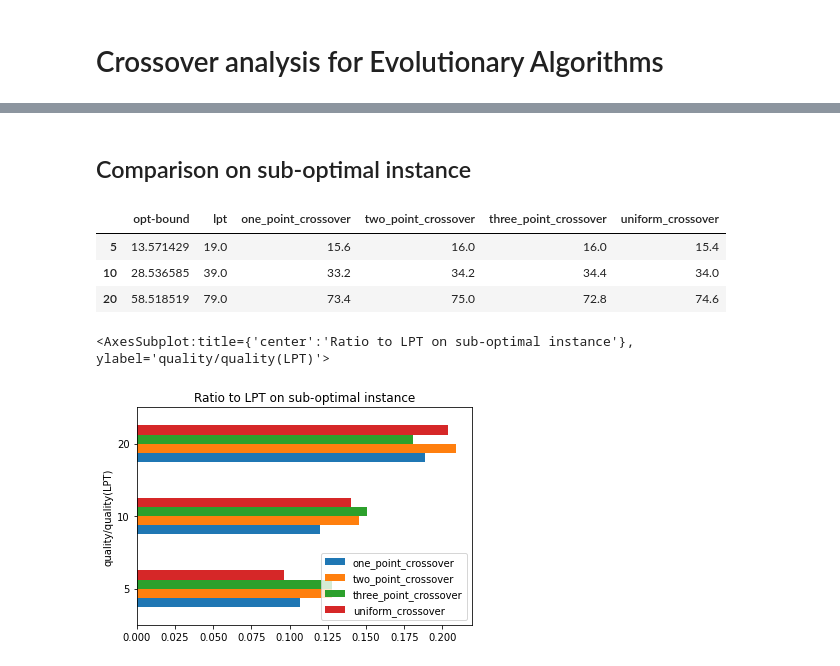
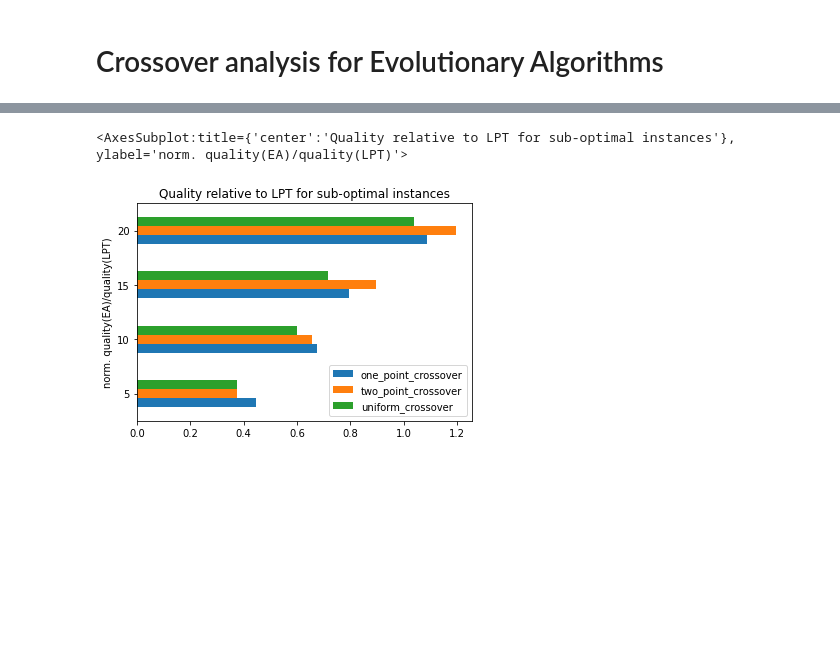
Before and after one commit to matyama/makespan-poc, a Jupyter notebook: notebooks/crossover.ipynb, the cells around one changed output, grey strips where cells are left out. Drawn from its saved outputs; the diff is of its cells as text; code cells hidden in the pictures; blank space fills up the shorter version.

Commit message:
Add xover comparison for EA

```diff
--- a/notebooks/crossover.ipynb
+++ b/notebooks/crossover.ipynb
@@ -52,0 +50,27 @@ TODO
+# %%
+max_processing_time = 10
+ntasks = list(range(20, 100, 20))
+
+random_instances = {
+    (R, n, i): random_instance(n, high=max_processing_time)
+    for R in resources
+    for n in ntasks
+    for i in range(num_trials)
+}
+
+def eval_rand_lpt(R):
+    opt_bounds = pd.DataFrame(data=((opt_bound(R, random_instances[R, n, i]) for n in ntasks) for i in range(num_trials)), columns=ntasks)
+    lpt_vals = pd.DataFrame(data=((lpt_value(R, random_instances[R, n, i]) for n in ntasks) for i in range(num_trials)), columns=ntasks)
+    return pd.DataFrame({'opt_bound': opt_bounds.min(), 'lpt': lpt_vals.min()})
+
+def eval_rand_ea_xover(R, xover):
+    trials = pd.DataFrame(data=((makespan(R, random_instances[R, n, i], xover) for n in ntasks) for i in range(num_trials)), columns=ntasks)
+    return trials.mean()
+
+def eval_rand_ea(R):
+    return pd.DataFrame({xover.__name__: eval_rand_ea_xover(R, xover) for xover in crossovers})
+
+def eval_rand(R):
+    bounds = eval_rand_lpt(R)
+    xovers = eval_rand_ea(R)
+    return xovers.sub(bounds.opt_bound, axis=0).div(bounds.lpt - bounds.opt_bound, axis=0)
@@ -53,3 +84,13 @@ TODO
+# %%
+def eval_subopt_lpt(R):
+    _, m, r, = lpt(R, p=suboptimal_instance(R))
+    return m / r, m
+
+def eval_subopt_ea(xover):
+    for R in resources:
+        yield sum(makespan(R, suboptimal_instance(R), xover) for _ in range(num_trials)) / num_trials
 # %%
-# ea_df = pd.DataFrame({xover.__name__: evaluate(xover, sample_instance) for xover in crossovers}, index=resources)
-# ea_df
+lpt_df = pd.DataFrame(data=(eval_subopt_lpt(R) for R in resources), index=resources, columns=['opt_bound', 'lpt'])
+ea_df = pd.DataFrame({xover.__name__: eval_subopt_ea(xover) for xover in crossovers}, index=resources)
+
+pd.concat([lpt_df, ea_df], axis=1)
@@ -58,21 +103,6 @@ TODO
 # %%
-# lpt_ratio_df = ea_df.sub(lpt_df['opt-bound'], axis=0).div(lpt_df.lpt, axis=0)
-# lpt_ratio_df.plot.barh(xlabel='quality/quality(LPT)', ylabel='#resources (R)', title='Ratio to LPT on SAMPLE_INSTANCE')
+df = ea_df.sub(lpt_df.opt_bound, axis=0).div(lpt_df.lpt - lpt_df.opt_bound, axis=0)
+df.plot.barh(xlabel='norm. quality(EA)/quality(LPT)', ylabel='#resources (R)', title='Quality relative to LPT for sub-optimal instances')
+# %% [output]
+<AxesSubplot:title={'center':'Quality relative to LPT for sub-optimal instances'}, ylabel='norm. quality(EA)/quality(LPT)'>
+[figure, added]
-# %% [markdown]
-## Comparison on sub-optimal instance
-# %%
-lpt_df = pd.DataFrame(data=(eval_lpt(R, suboptimal_instance) for R in resources), index=resources, columns=['opt-bound', 'lpt'])
-ea_df = pd.DataFrame({xover.__name__: evaluate(xover, suboptimal_instance) for xover in crossovers}, index=resources)
-
-pd.concat([lpt_df, ea_df], axis=1)
-# %% [output]
-|  | opt-bound | lpt | one_point_crossover | two_point_crossover | three_point_crossover | uniform_crossover |
-| 5 | 13.571429 | 19.0 | 15.6 | 16.0 | 16.0 | 15.4 |
-| 10 | 28.536585 | 39.0 | 33.2 | 34.2 | 34.4 | 34.0 |
-| 20 | 58.518519 | 79.0 | 73.4 | 75.0 | 72.8 | 74.6 |
-# %%
-lpt_ratio_df = ea_df.sub(lpt_df['opt-bound'], axis=0).div(lpt_df.lpt, axis=0)
-lpt_ratio_df.plot.barh(xlabel='quality/quality(LPT)', ylabel='#resources (R)', title='Ratio to LPT on sub-optimal instance')
-# %% [output]
-<AxesSubplot:title={'center':'Ratio to LPT on sub-optimal instance'}, ylabel='quality/quality(LPT)'>
-[figure, removed]
```
Also changed, not shown: parts of 8 cells of this notebook, 1 other file.
